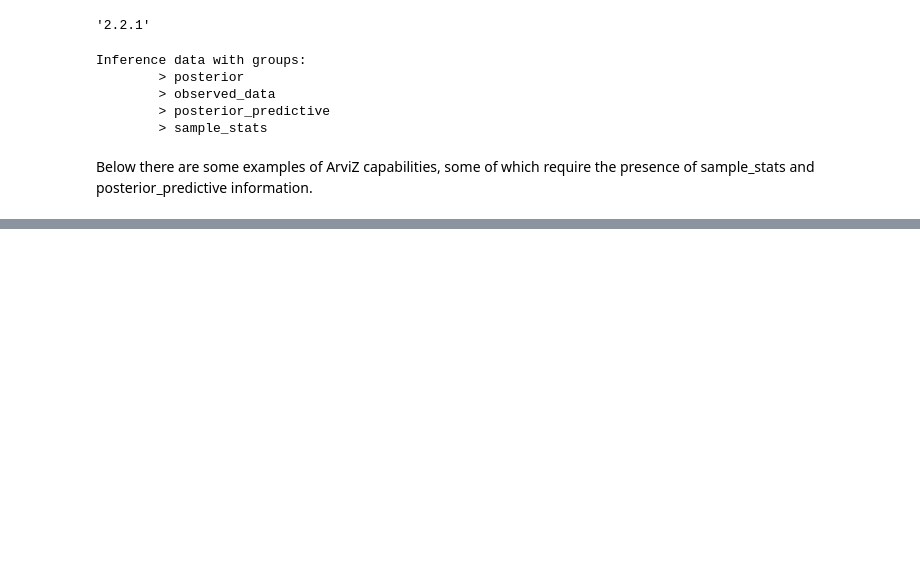
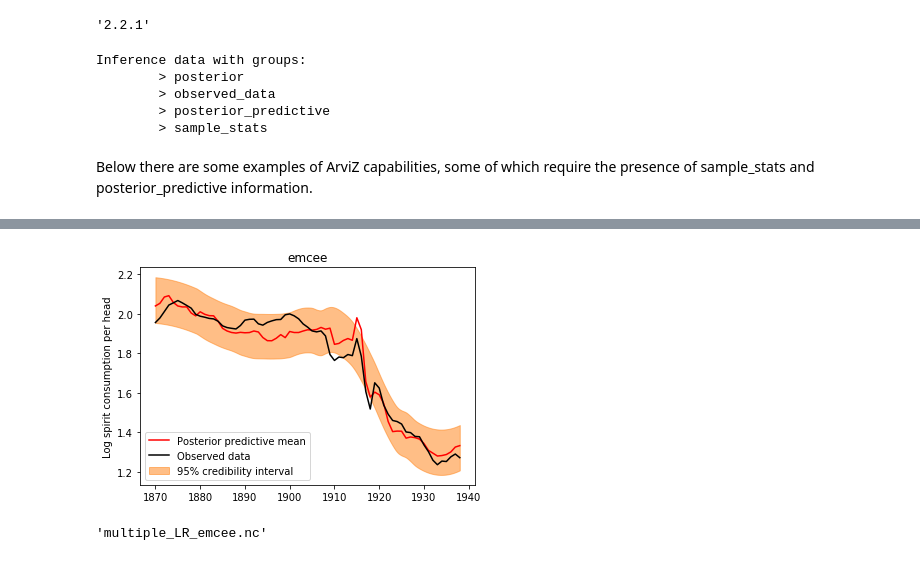
Before and after one commit to OriolAbril/Bayesian-Inference-examples, a Jupyter notebook: Multiple_Linear_Regression/multiple_linear_regression_emcee.ipynb, the cells around one changed output, grey strips where cells are left out. Cells and saved outputs as stored; diff of their text form; code cells hidden in the pictures; blank space fills up the shorter version.

```diff
--- a/Multiple_Linear_Regression/multiple_linear_regression_emcee.ipynb
+++ b/Multiple_Linear_Regression/multiple_linear_regression_emcee.ipynb
@@ -112,5 +112,5 @@ az.plot_hpd(x, y_hats,fill_kwargs={"label": "95% credibility interval"});
 plt.plot(x, idata.posterior_predictive.y.mean(dim=["draw", "chain"]),color='red',label="Posterior predictive mean")
 plt.plot(x, idata.observed_data.y.values,color='k',label="Observed data")
 plt.legend(); plt.ylabel("Log spirit consumption per head");
-plt..set_title("emcee");
+plt.title("emcee");
 # %% [output]
@@ -117,0 +117,5 @@ SyntaxError: invalid syntax (<ipython-input-10-480b39bb5ebc>, line 7)
+[figure, added]
+# %%
+idata.to_netcdf("multiple_LR_emcee.nc")
+# %% [output]
+'multiple_LR_emcee.nc'
```
Also changed, not shown: parts of 3 cells of this notebook, 5 other files.
